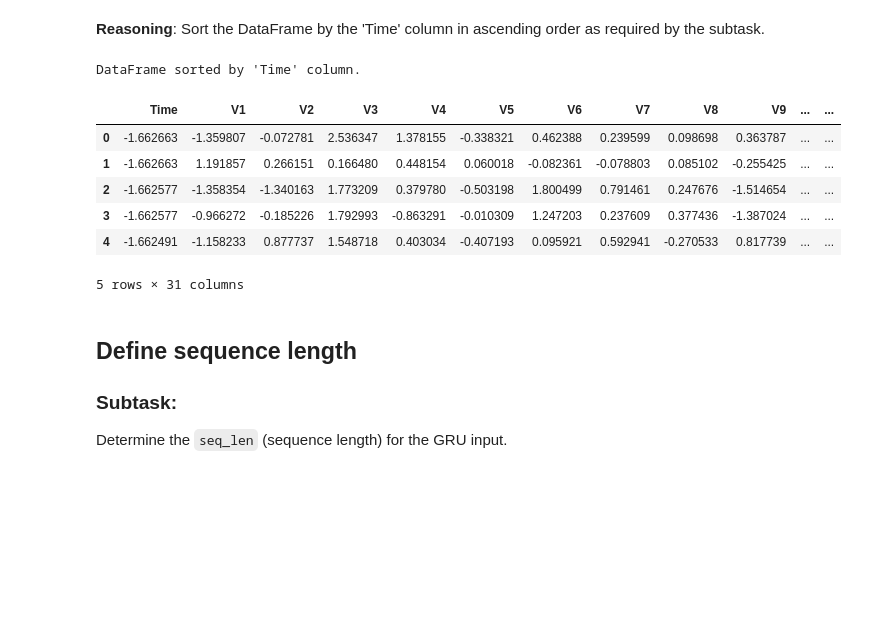
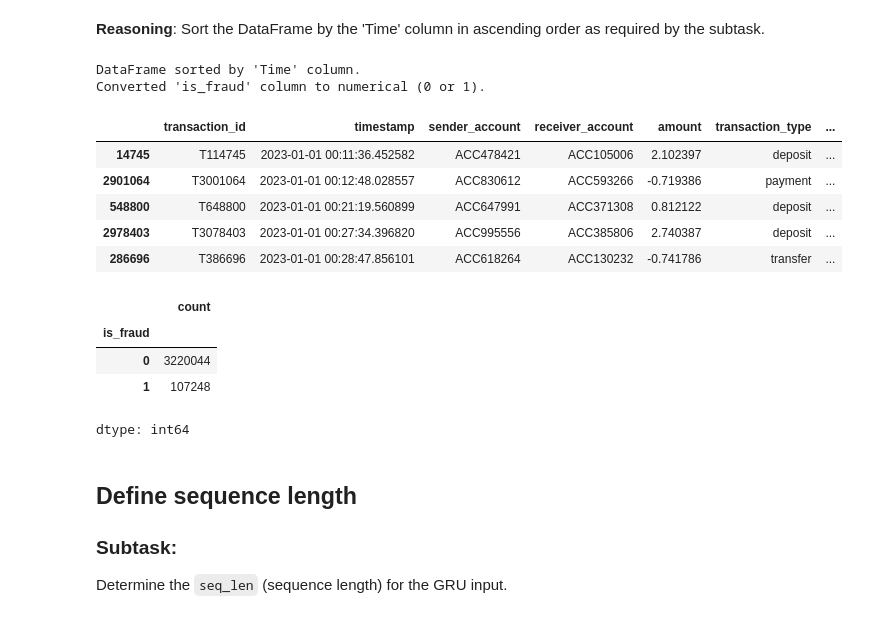
Before and after one commit to haphcc/Real-Time-Fraud-Detection-using-DL, a Jupyter notebook: TestGRU.ipynb, the cells around one changed output. Saved outputs shown, nothing was run; the diff lists cells and outputs as text; code cells hidden in the pictures; blank space fills up the shorter version.

```diff
--- a/TestGRU.ipynb
+++ b/TestGRU.ipynb
@@ -4,7 +7,7 @@
 import pandas as pd
 
 # Đường dẫn đến file creditcard.csv trong Google Drive của bạn
-file_path = '/content/creditcard.csv'
+file_path = '/content/financial_fraud_detection_dataset.csv'
 
 # Tải dữ liệu vào DataFrame
 try:
@@ -69,9 +69,0 @@ Thống kê mô tả dữ liệu:
-# %%
-from sklearn.preprocessing import StandardScaler
-
-# Chuẩn hóa cột 'Amount' và 'Time'
-scaler = StandardScaler()
-df[['Amount', 'Time']] = scaler.fit_transform(df[['Amount', 'Time']])
-
-print("Đã chuẩn hóa các cột 'Amount' và 'Time'.")
-display(df.head())
@@ -86,0 +70,18 @@ display(df.head())
+# %%
+from sklearn.preprocessing import StandardScaler
+import pandas as pd # Ensure pandas is imported
+
+# Convert 'timestamp' column to datetime objects, specifying ISO8601 format for robust parsing
+df['timestamp'] = pd.to_datetime(df['timestamp'], format='ISO8601')
+
+# Create a 'Time' column by calculating the time elapsed in seconds from the first transaction
+# This is a common practice when a numerical 'Time' column is needed from datetime stamps.
+df['Time'] = (df['timestamp'] - df['timestamp'].min()).dt.total_seconds()
+
+# Chuẩn hóa cột 'amount' và 'Time'
+scaler = StandardScaler()
+# Use 'amount' (lowercase) which is present in the DataFrame and the newly created 'Time' column
+df[['amount', 'Time']] = scaler.fit_transform(df[['amount', 'Time']])
+
+print("Đã chuẩn hóa các cột 'amount' và 'Time'.")
+display(df.head())
@@ -98,17 +107,27 @@ Sort the DataFrame by the 'Time' column in ascending order as required by the su
 # %%
 df_sorted = df.sort_values(by='Time', ascending=True)
 df = df_sorted
+
+df['is_fraud'] = df['is_fraud'].map({False: 0, True: 1, 'False': 0, 'True': 1}).fillna(0).astype(int)
+
 print("DataFrame sorted by 'Time' column.")
+print("Converted 'is_fraud' column to numerical (0 or 1).")
 display(df.head())
+display(df['is_fraud'].value_counts())
 # %% [output]
 DataFrame sorted by 'Time' column.
+Converted 'is_fraud' column to numerical (0 or 1).
-|  | Time | V1 | V2 | V3 | V4 | V5 | V6 | V7 | V8 | V9 | ... | ... |
-| 0 | -1.662663 | -1.359807 | -0.072781 | 2.536347 | 1.378155 | -0.338321 | 0.462388 | 0.239599 | 0.098698 | 0.363787 | ... | ... |
-| 1 | -1.662663 | 1.191857 | 0.266151 | 0.166480 | 0.448154 | 0.060018 | -0.082361 | -0.078803 | 0.085102 | -0.255425 | ... | ... |
-| 2 | -1.662577 | -1.358354 | -1.340163 | 1.773209 | 0.379780 | -0.503198 | 1.800499 | 0.791461 | 0.247676 | -1.514654 | ... | ... |
-| 3 | -1.662577 | -0.966272 | -0.185226 | 1.792993 | -0.863291 | -0.010309 | 1.247203 | 0.237609 | 0.377436 | -1.387024 | ... | ... |
-| 4 | -1.662491 | -1.158233 | 0.877737 | 1.548718 | 0.403034 | -0.407193 | 0.095921 | 0.592941 | -0.270533 | 0.817739 | ... | ... |
+|  | transaction_id | timestamp | sender_account | receiver_account | amount | transaction_type | ... |
+| 14745 | T114745 | 2023-01-01 00:11:36.452582 | ACC478421 | ACC105006 | 2.102397 | deposit | ... |
+| 2901064 | T3001064 | 2023-01-01 00:12:48.028557 | ACC830612 | ACC593266 | -0.719386 | payment | ... |
+| 548800 | T648800 | 2023-01-01 00:21:19.560899 | ACC647991 | ACC371308 | 0.812122 | deposit | ... |
+| 2978403 | T3078403 | 2023-01-01 00:27:34.396820 | ACC995556 | ACC385806 | 2.740387 | deposit | ... |
+| 286696 | T386696 | 2023-01-01 00:28:47.856101 | ACC618264 | ACC130232 | -0.741786 | transfer | ... |
+|  | count |
+| is_fraud |  |
+| 0 | 3220044 |
+| 1 | 107248 |
-5 rows × 31 columns
+dtype: int64
 # %% [markdown]
 ## Define sequence length
 
```
Also changed, not shown: parts of 22 cells of this notebook, 1 other file.
